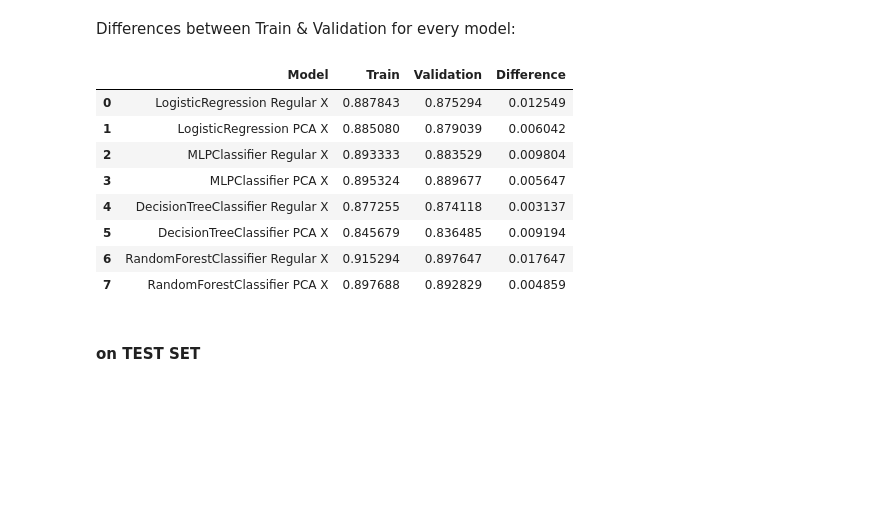
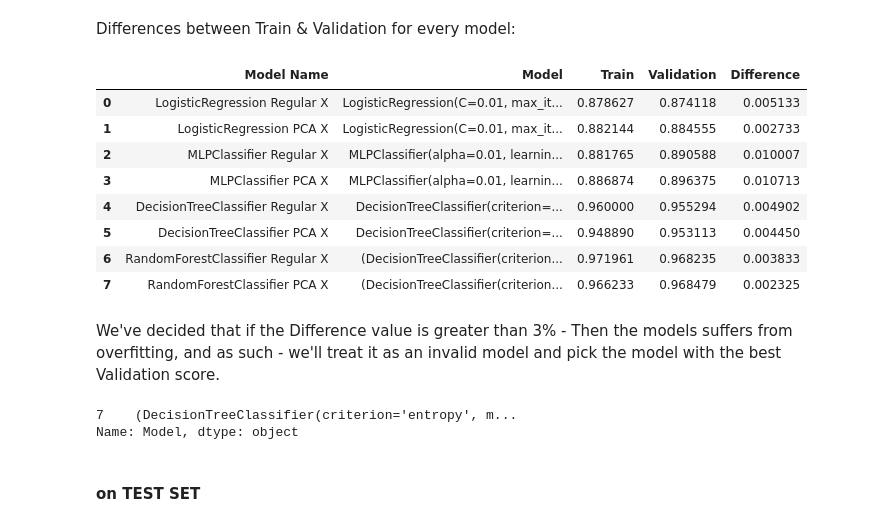
Before and after one commit to daniellepidt/ecommerce-machine-learning, a Jupyter notebook: final/Final_Project_ML_group7.ipynb, the cells around one changed output. Saved outputs shown, nothing was run; the diff lists cells and outputs as text; code cells hidden in the pictures; blank space fills up the shorter version.

```diff
--- a/final/Final_Project_ML_group7.ipynb
+++ b/final/Final_Project_ML_group7.ipynb
@@ -1251,6 +1176,20 @@ def KfoldPlot(X, y, clf, k, ax, clfname, type, color='r'):
     ax.set_title(f'ROC for {clfname} on {type}')
     ax.legend()
 # %%
+# Create the models:
+lgr_clf_regular = LogisticRegression().set_params(**lgr_gs_regular.best_params_)
+lgr_clf_pca = LogisticRegression().set_params(**lgr_gs_pca.best_params_)
+
+ann_clf_regular = MLPClassifier().set_params(**ann_gs_regular.best_params_)
+ann_clf_pca = MLPClassifier().set_params(**ann_gs_pca.best_params_)
+
+dt_clf_regular = DecisionTreeClassifier().set_params(**dt_gs_regular.best_params_)
+dt_clf_pca = DecisionTreeClassifier().set_params(**dt_gs_pca.best_params_)
+
+rf_clf_regular = RandomForestClassifier().set_params(**rf_gs_regular.best_params_)
+rf_clf_pca = RandomForestClassifier().set_params(**rf_gs_pca.best_params_)
+
+
 models = [
     [lgr_clf_regular, lgr_clf_pca],
     [ann_clf_regular, ann_clf_pca],
@@ -1258,8 +1197,8 @@ models = [
     [rf_clf_regular, rf_clf_pca]
 ]
 
-Xs_validate = [X_validate, X_pca_validate]
-ys_validate = [y_validate, y_pca_validate]
+Xs = [X, X_pca]
+ys = [y, y_pca]
 
 types = ['Regular X', 'PCA X']
 
@@ -1270,9 +1209,8 @@ for i in range(len(models)):
     for j in range(2):
         clf = models[i][j]
         clfname = str(clf)[:str(clf).find("(")]
-        KfoldPlot(Xs_validate[j], ys_validate[j], models[i][j], 5, axs[i, j], clfname, types[j])
+        KfoldPlot(Xs[j], ys[j], models[i][j], 5, axs[i, j], clfname, types[j])
 
-# plt.plot([0, 1], [0, 1], color='navy', linestyle='--')
 plt.tight_layout(pad=3.0)
 plt.show()
 # %% [output]
@@ -1285,47 +1218,51 @@ plt.show()
 # %% [markdown]
 Differences between Train & Validation for every model:
 # %%
-performance_cols = ['Model', 'Train', 'Validation']
+performance_cols = ['Model Name', 'Model', 'Train', 'Validation']
 
 performance_df = pd.DataFrame(columns=performance_cols)
-
-models = [
-    [lgr_clf_regular, lgr_clf_pca],
-    [ann_clf_regular, ann_clf_pca],
-    [dt_clf_regular, dt_clf_pca],
-    [rf_clf_regular, rf_clf_pca]
-]
 
 Xs_train = [X_train, X_pca_train]
 ys_train = [y_train, y_pca_train]
 Xs_validate = [X_validate, X_pca_validate]
 ys_validate = [y_validate, y_pca_validate]
 
 
 for i in range(len(models)):
     for j in range(2):
         clf = models[i][j]
         clfname = f'{str(clf)[:str(clf).find("(")]} {types[j]}'
         d = {
           performance_cols[0]: clfname,
-          performance_cols[1]: clf.score(Xs_train[j], ys_train[j]),
-          performance_cols[2]: clf.score(Xs_validate[j], ys_validate[j]),
+          performance_cols[1]: clf,
+          performance_cols[2]: clf.score(Xs_train[j], ys_train[j]),
+          performance_cols[3]: clf.score(Xs_validate[j], ys_validate[j]),
         }
         performance_df = performance_df.append(d, ignore_index=True)
 
-performance_df['Difference'] = abs(performance_df[performance_cols[1]] - performance_df[performance_cols[2]])
+performance_df['Difference'] = abs(performance_df[performance_cols[2]] - performance_df[performance_cols[3]]) / performance_df[performance_cols[2]]
 
 performance_df
 # %% [output]
-|  | Model | Train | Validation | Difference |
-| 0 | LogisticRegression Regular X | 0.887843 | 0.875294 | 0.012549 |
-| 1 | LogisticRegression PCA X | 0.885080 | 0.879039 | 0.006042 |
-| 2 | MLPClassifier Regular X | 0.893333 | 0.883529 | 0.009804 |
-| 3 | MLPClassifier PCA X | 0.895324 | 0.889677 | 0.005647 |
-| 4 | DecisionTreeClassifier Regular X | 0.877255 | 0.874118 | 0.003137 |
-| 5 | DecisionTreeClassifier PCA X | 0.845679 | 0.836485 | 0.009194 |
-| 6 | RandomForestClassifier Regular X | 0.915294 | 0.897647 | 0.017647 |
-| 7 | RandomForestClassifier PCA X | 0.897688 | 0.892829 | 0.004859 |
+|  | Model Name | Model | Train | Validation | Difference |
+| 0 | LogisticRegression Regular X | LogisticRegression(C=0.01, max_it... | 0.878627 | 0.874118 | 0.005133 |
+| 1 | LogisticRegression PCA X | LogisticRegression(C=0.01, max_it... | 0.882144 | 0.884555 | 0.002733 |
+| 2 | MLPClassifier Regular X | MLPClassifier(alpha=0.01, learnin... | 0.881765 | 0.890588 | 0.010007 |
+| 3 | MLPClassifier PCA X | MLPClassifier(alpha=0.01, learnin... | 0.886874 | 0.896375 | 0.010713 |
+| 4 | DecisionTreeClassifier Regular X | DecisionTreeClassifier(criterion=... | 0.960000 | 0.955294 | 0.004902 |
+| 5 | DecisionTreeClassifier PCA X | DecisionTreeClassifier(criterion=... | 0.948890 | 0.953113 | 0.004450 |
+| 6 | RandomForestClassifier Regular X | (DecisionTreeClassifier(criterion... | 0.971961 | 0.968235 | 0.003833 |
+| 7 | RandomForestClassifier PCA X | (DecisionTreeClassifier(criterion... | 0.966233 | 0.968479 | 0.002325 |
+# %% [markdown]
+We've decided that if the Difference value is greater than 3% - Then the models suffers from overfitting, and as such - we'll treat it as an invalid model and pick the model with the best Validation score.
+# %%
+no_overfitting_df = performance_df[performance_df['Difference'] < 0.03].sort_values(by='Validation', ascending=False)
+no_overfitting_df
+best_model = no_overfitting_df[no_overfitting_df['Validation'] == no_overfitting_df['Validation'].max()]['Model']
+best_model
+# %% [output]
+7    (DecisionTreeClassifier(criterion='entropy', m...
+Name: Model, dtype: object
 # %% [markdown]
 #### on TEST SET
 # %% [markdown]
```
Also changed, not shown: parts of 39 cells of this notebook.
